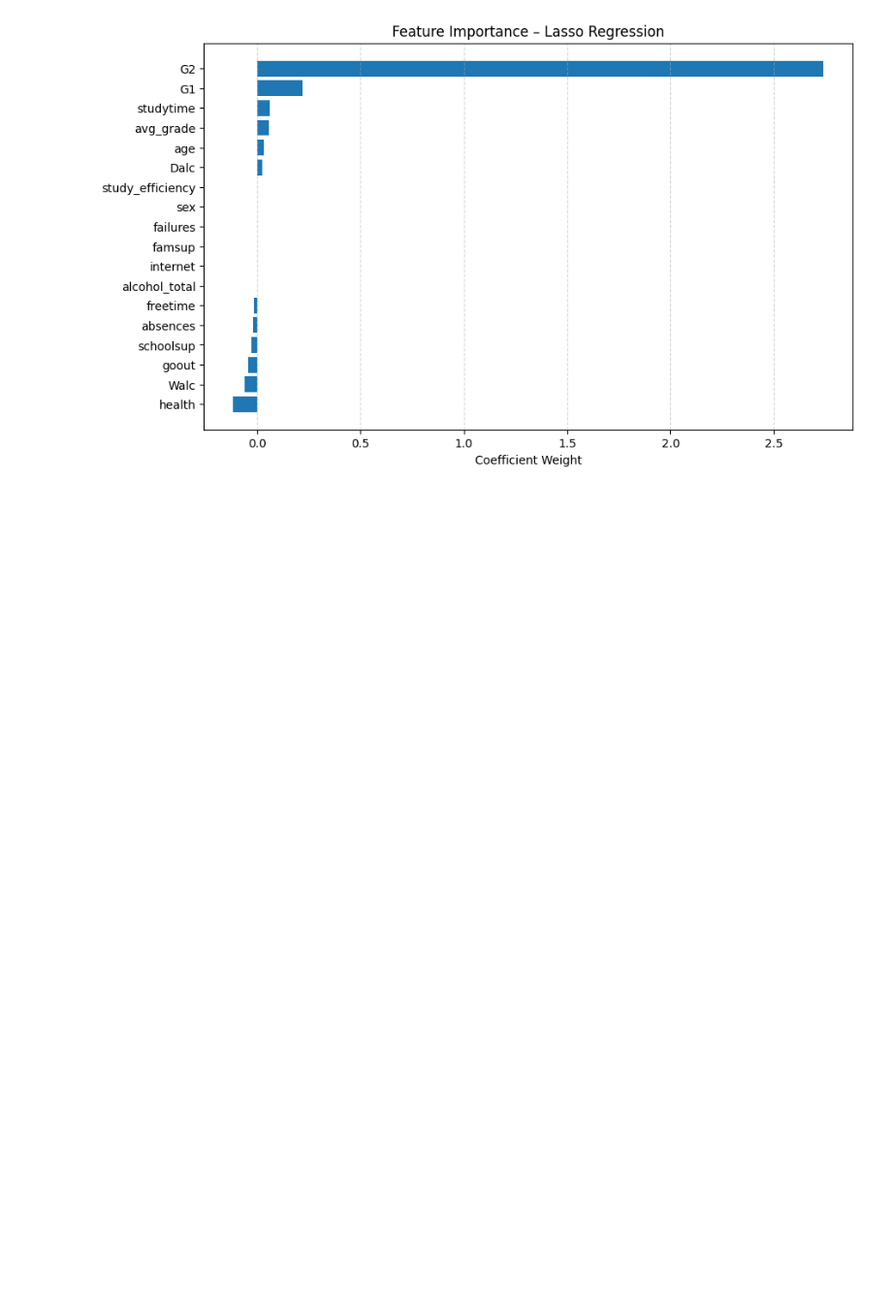
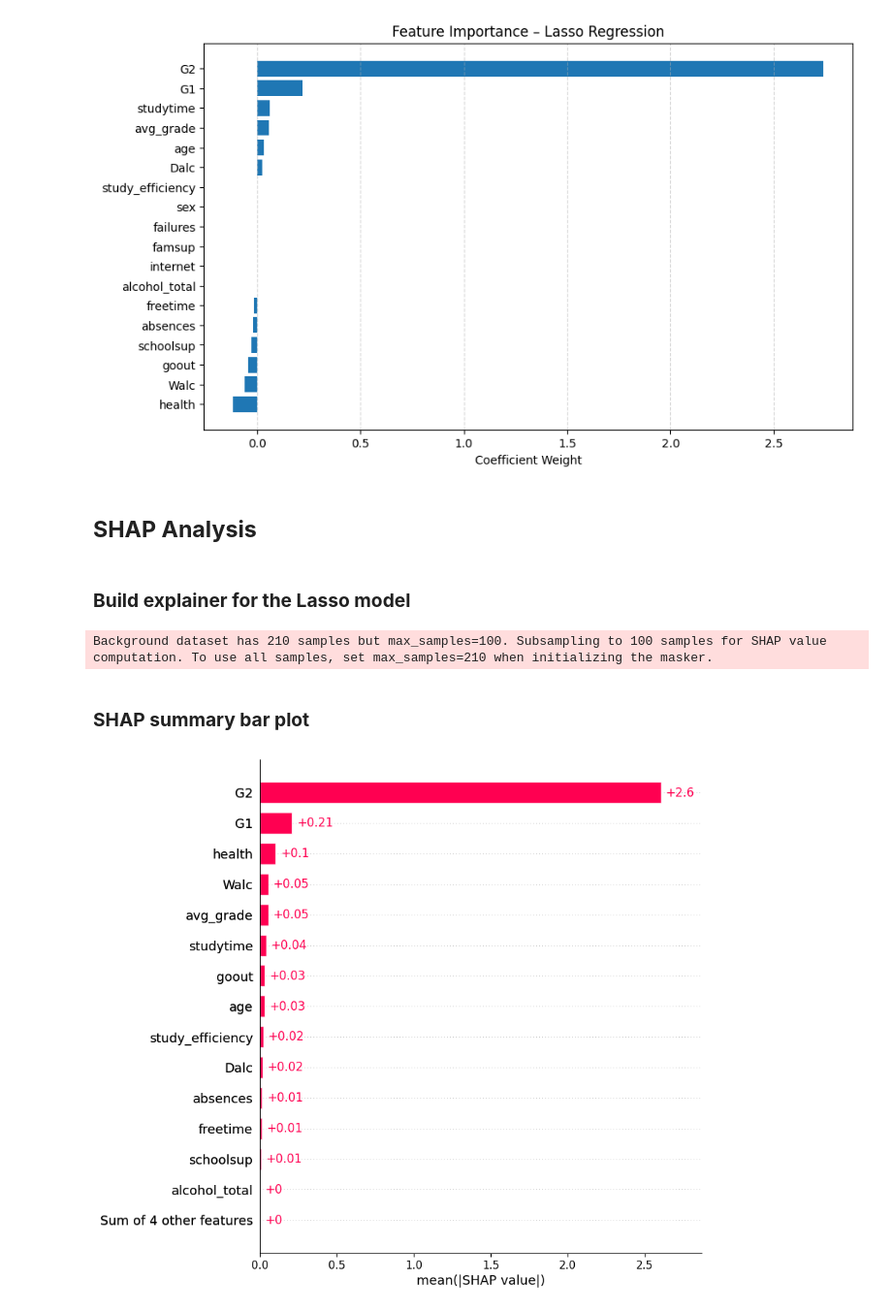
Before and after one commit to dileepamalshan1/student-academic-performance-analysis, a Jupyter notebook: notebooks/real_world_analytics.ipynb, the cells around one changed output. Shown at 97% size. Cells and saved outputs as stored; diff of their text form; code cells hidden in the pictures; blank space fills up the shorter version.

Commit message:
Shap

```diff
--- a/notebooks/real_world_analytics.ipynb
+++ b/notebooks/real_world_analytics.ipynb
@@ -523,3 +523,21 @@ plt.grid(True, axis="x", linestyle="--", alpha=0.5)
 plt.show()
 # %% [output]
 [figure]
+# %% [markdown]
+## **SHAP Analysis**
+# %% [markdown]
+### **Build explainer for the Lasso model**
+# %%
+import shap
+
+# Create SHAP explainer for linear model
+explainer = shap.Explainer(lasso, X_train)
+shap_values = explainer(X_test)   # SHAP values for test set
+# %% [output]
+Background dataset has 210 samples but max_samples=100. Subsampling to 100 samples for SHAP value computation. To use all samples, set max_samples=210 when initializing the masker.
+# %% [markdown]
+### **SHAP summary bar plot**
+# %%
+shap.plots.bar(shap_values, max_display=15)
+# %% [output]
+[figure, added]
```
Also changed, not shown: parts of 11 cells of this notebook.
